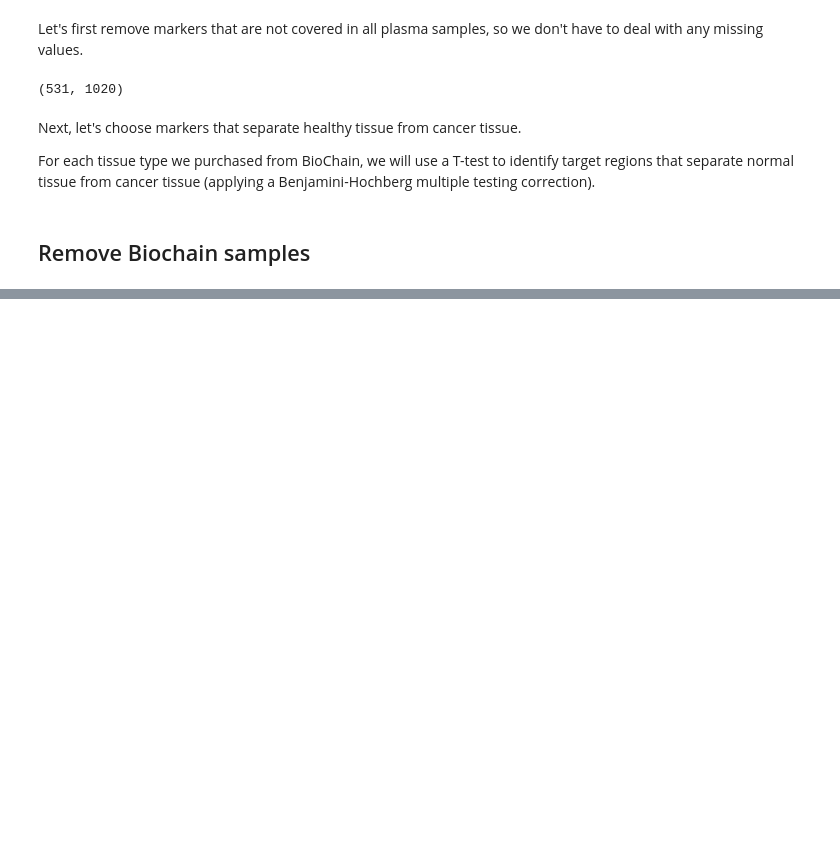
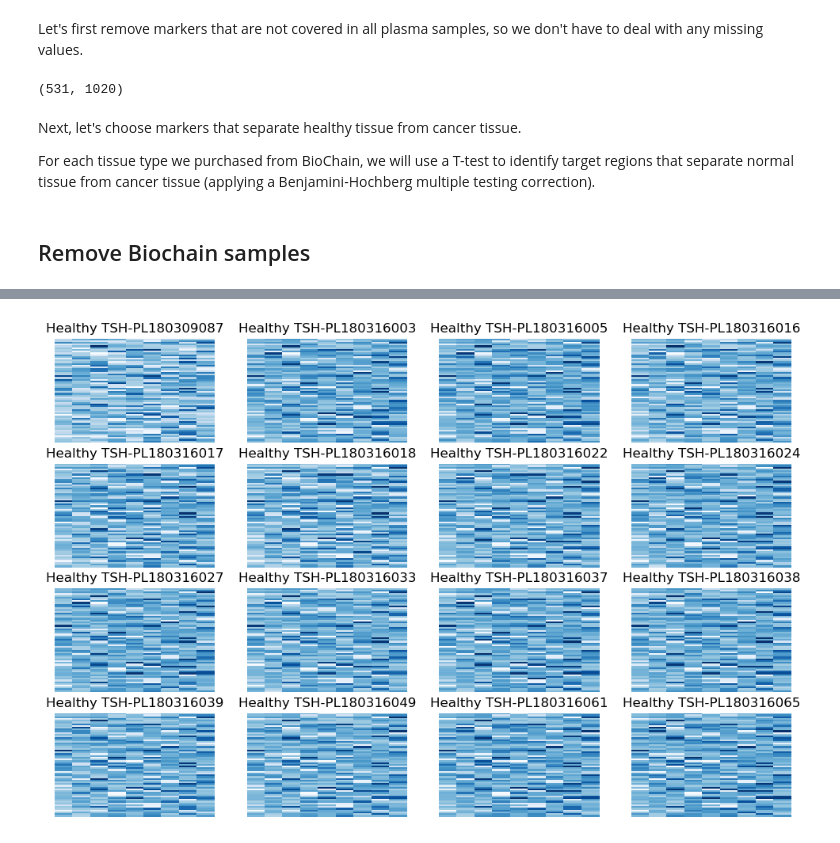
Before and after one commit to d6y/ncomms-20-10056-t, a Jupyter notebook: VisualizePatientData.ipynb, the cells around one changed output, grey strips where cells are left out. Drawn from its saved outputs; the diff is of its cells as text; code cells hidden in the pictures; blank space fills up the shorter version.

Commit message:
add heatmaps for outcomes

```diff
--- a/VisualizePatientData.ipynb
+++ b/VisualizePatientData.ipynb
@@ -119,7 +84,7 @@ features_as_columns
 # %%
-features_as_columns.loc[post_diagnosis_samples_colon     + pre_diagnosis_samples_colon,     'Outcome'] = 'Colon'
-features_as_columns.loc[post_diagnosis_samples_liver     + pre_diagnosis_samples_liver,     'Outcome'] = 'Liver'
-features_as_columns.loc[post_diagnosis_samples_esophagus + pre_diagnosis_samples_esophagus, 'Outcome'] = 'Esophagus'
-features_as_columns.loc[post_diagnosis_samples_lung      + pre_diagnosis_samples_lung,      'Outcome'] = 'Lung'
-features_as_columns.loc[post_diagnosis_samples_stomach   + pre_diagnosis_samples_stomach,   'Outcome'] = 'Stomach'
-features_as_columns.loc[healthy_samples, 'Outcome'] = 'Healthy'
+amf_df.loc['Outcome', post_diagnosis_samples_colon     + pre_diagnosis_samples_colon    ] = 'Colon'
+amf_df.loc['Outcome', post_diagnosis_samples_liver     + pre_diagnosis_samples_liver    ] = 'Liver'
+amf_df.loc['Outcome', post_diagnosis_samples_esophagus + pre_diagnosis_samples_esophagus] = 'Esophagus'
+amf_df.loc['Outcome', post_diagnosis_samples_lung      + pre_diagnosis_samples_lung     ] = 'Lung'
+amf_df.loc['Outcome', post_diagnosis_samples_stomach   + pre_diagnosis_samples_stomach  ] = 'Stomach'
+amf_df.loc['Outcome', healthy_samples] = 'Healthy'
@@ -142,5 +90,0 @@ features_as_columns
-# %%
-meth = features_as_columns.iloc[0, :-1]
-outcome = features_as_columns.iloc[0, -1]
-data = (meth.values.reshape(59,9)).astype(float)
-sb.heatmap(data)
@@ -157,0 +107,22 @@ plt.show()
+# %%
+def heatmap_data(patient):
+    column = amf_df[patient]
+    # Drop the last row, which is "outcome"
+    # NB: 59*5=531, which is the number of genetic regions sampled for each patient
+    data = (column.iloc[:-1].values.reshape(59,9)).astype(float)
+    return (data, column.name, column['Outcome'])
+
+def plot(num_rows, num_cols, sample_array):
+    num_samples = num_rows * num_cols
+    fig, axs = plt.subplots(num_rows, num_cols)
+    for c in range(num_cols):
+        for r in range(num_rows):
+            sample_index = r + (c * num_cols);
+            sample = sample_array[sample_index]
+            (data, name, outcome) = heatmap_data(sample)
+            sb.heatmap(data, ax=axs[c, r], xticklabels=False, cbar=False, yticklabels=False, cmap="Blues", cbar_kws={'label': 'Average methylation fraction'})
+            axs[c, r].set_title(outcome + " " + name)
+    plt.show()
+
+plt.rcParams['figure.figsize'] = [12, 8]
+plt.rcParams['figure.dpi'] = 100
@@ -157,0 +136,7 @@ plt.show()
+# %%
+rows = 4
+cols = 4
+# %%
+plot(rows, cols, healthy_samples)
+# %% [output]
+[figure, added]
```
Also changed, not shown: parts of 18 cells of this notebook.
